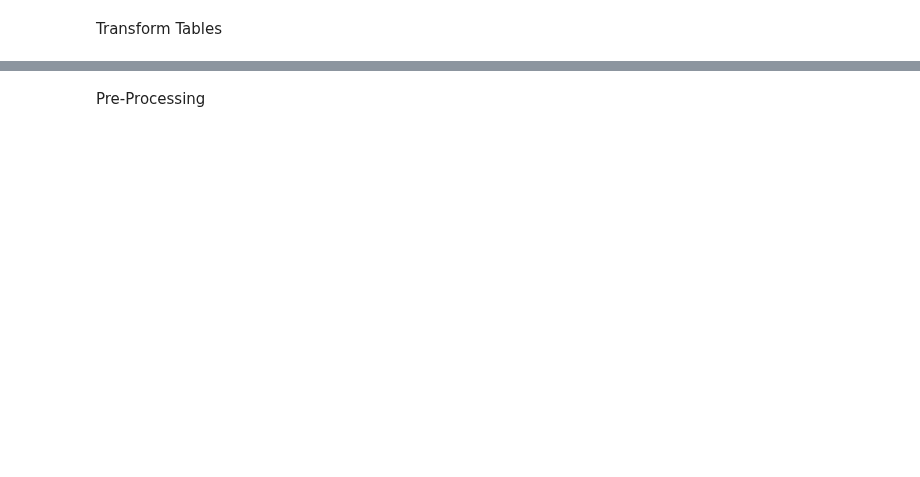
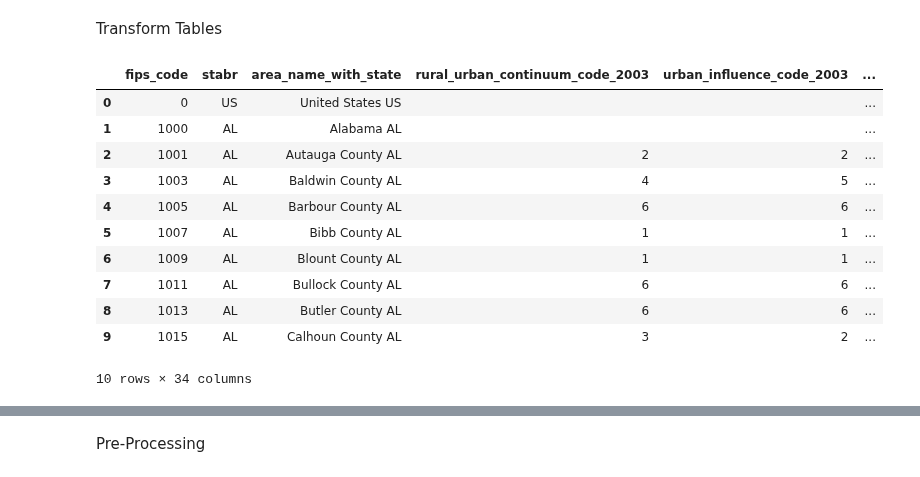
Before and after one commit to dsklnr/ADS508, a Jupyter notebook: CollegeAffordability.ipynb, the cells around one changed output, grey strips where cells are left out. Saved outputs shown, nothing was run; the diff lists cells and outputs as text; code cells hidden in the pictures; blank space fills up the shorter version.

```diff
--- a/CollegeAffordability.ipynb
+++ b/CollegeAffordability.ipynb
@@ -430,6 +548,7 @@ pd.read_sql(f'SELECT * FROM {college_affordability_database}.{unemployment_table
 # %% [markdown]
 Transform Tables
 # %%
+'''
 # Define the new table name
 new_poverty_table = "PovertyTableWithState"
 
@@ -498,33 +617,47 @@ SELECT
     CI90UBALLP_2021,
     POV017_2021,
     CI90LB017_2021,
     CI90UB017_2021,
     PCTPOV017_2021,
     CI90LB017P_2021,
     CI90UB017P_2021,
     POV517_2021,
     CI90LB517_2021,
     CI90UB517_2021,
     PCTPOV517_2021,
     CI90LB517P_2021,
     CI90UB517P_2021,
     MEDHHINC_2021,
     CI90LBINC_2021,
     CI90UBINC_2021,
     POV04_2021,
     CI90LB04_2021,
     CI90UB04_2021,
     PCTPOV04_2021,
     CI90LB04P_2021,
     CI90UB04P_2021
 FROM {college_affordability_database}.{poverty_table}
 """
 
 # Execute the query to update the new table
 pd.read_sql(update_area_name_query_poverty, conn)
+'''
 
 # Fetch and display data from the new table
 pd.read_sql(f'SELECT * FROM {college_affordability_database}.{new_poverty_table} LIMIT 10', conn)
+# %% [output]
+|  | fips_code | stabr | area_name_with_state | rural_urban_continuum_code_2003 | urban_influence_code_2003 | ... |
+| 0 | 0 | US | United States US |  |  | ... |
+| 1 | 1000 | AL | Alabama AL |  |  | ... |
+| 2 | 1001 | AL | Autauga County AL | 2 | 2 | ... |
+| 3 | 1003 | AL | Baldwin County AL | 4 | 5 | ... |
+| 4 | 1005 | AL | Barbour County AL | 6 | 6 | ... |
+| 5 | 1007 | AL | Bibb County AL | 1 | 1 | ... |
+| 6 | 1009 | AL | Blount County AL | 1 | 1 | ... |
+| 7 | 1011 | AL | Bullock County AL | 6 | 6 | ... |
+| 8 | 1013 | AL | Butler County AL | 6 | 6 | ... |
+| 9 | 1015 | AL | Calhoun County AL | 3 | 2 | ... |
+10 rows × 34 columns
 # %%
 # Define the new table name
 combined_tables = "JoinedTables"
```
Also changed, not shown: parts of 17 cells of this notebook.
